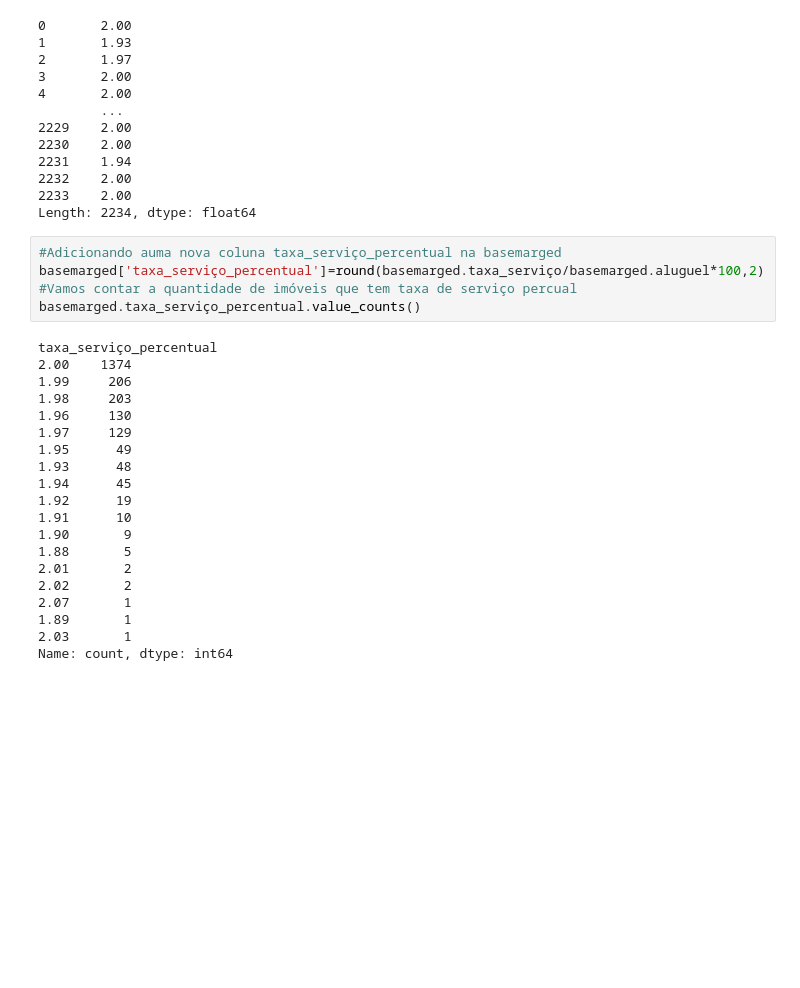
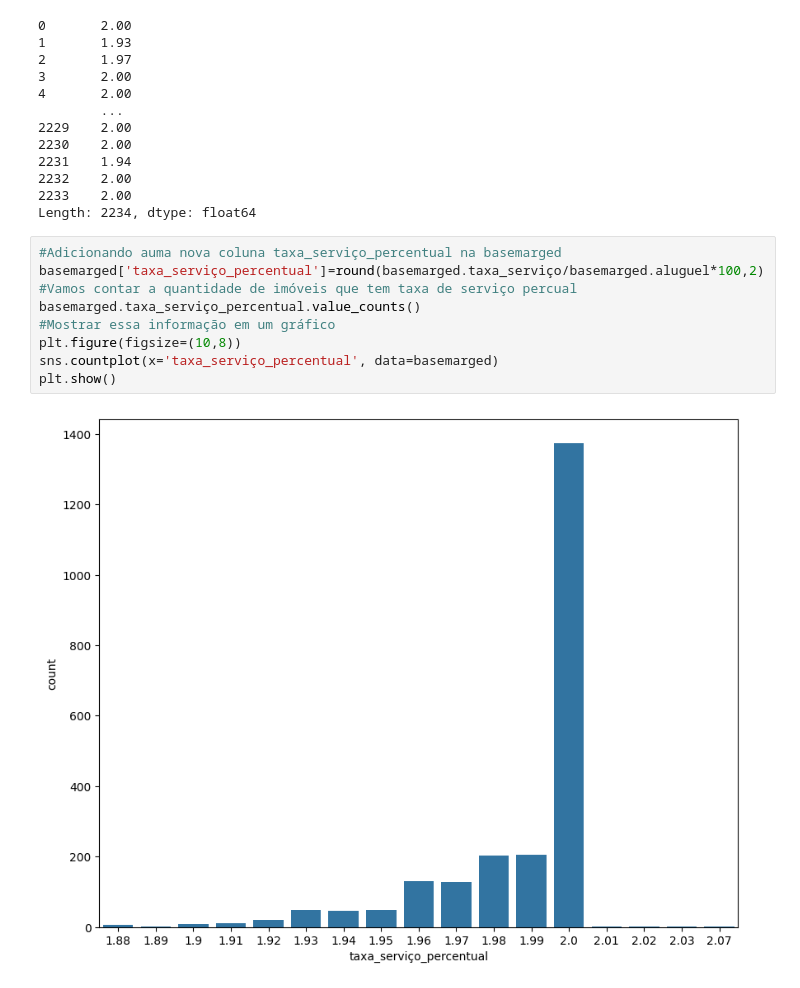
Before and after one commit to abilioepalanga/Market-Value-Predictor-Airbnb, a Jupyter notebook: main.ipynb, the cells around one changed output. Saved outputs shown, nothing was run; the diff lists cells and outputs as text; blank space fills up the shorter version.

```diff
--- a/main.ipynb
+++ b/main.ipynb
@@ -1465,25 +1465,11 @@ Length: 2234, dtype: float64
 # %%
 #Adicionando auma nova coluna taxa_serviço_percentual na basemarged
 basemarged['taxa_serviço_percentual']=round(basemarged.taxa_serviço/basemarged.aluguel*100,2)
 #Vamos contar a quantidade de imóveis que tem taxa de serviço percual
 basemarged.taxa_serviço_percentual.value_counts()
+#Mostrar essa informação em um gráfico
+plt.figure(figsize=(10,8))
+sns.countplot(x='taxa_serviço_percentual', data=basemarged)
+plt.show()
 # %% [output]
-taxa_serviço_percentual
-2.00    1374
-1.99     206
-1.98     203
-1.96     130
-1.97     129
-1.95      49
-1.93      48
-1.94      45
-1.92      19
-1.91      10
-1.90       9
-1.88       5
-2.01       2
-2.02       2
-2.07       1
-1.89       1
-2.03       1
-Name: count, dtype: int64
+[figure, added]
```
Also changed, not shown: parts of 3 cells of this notebook.
